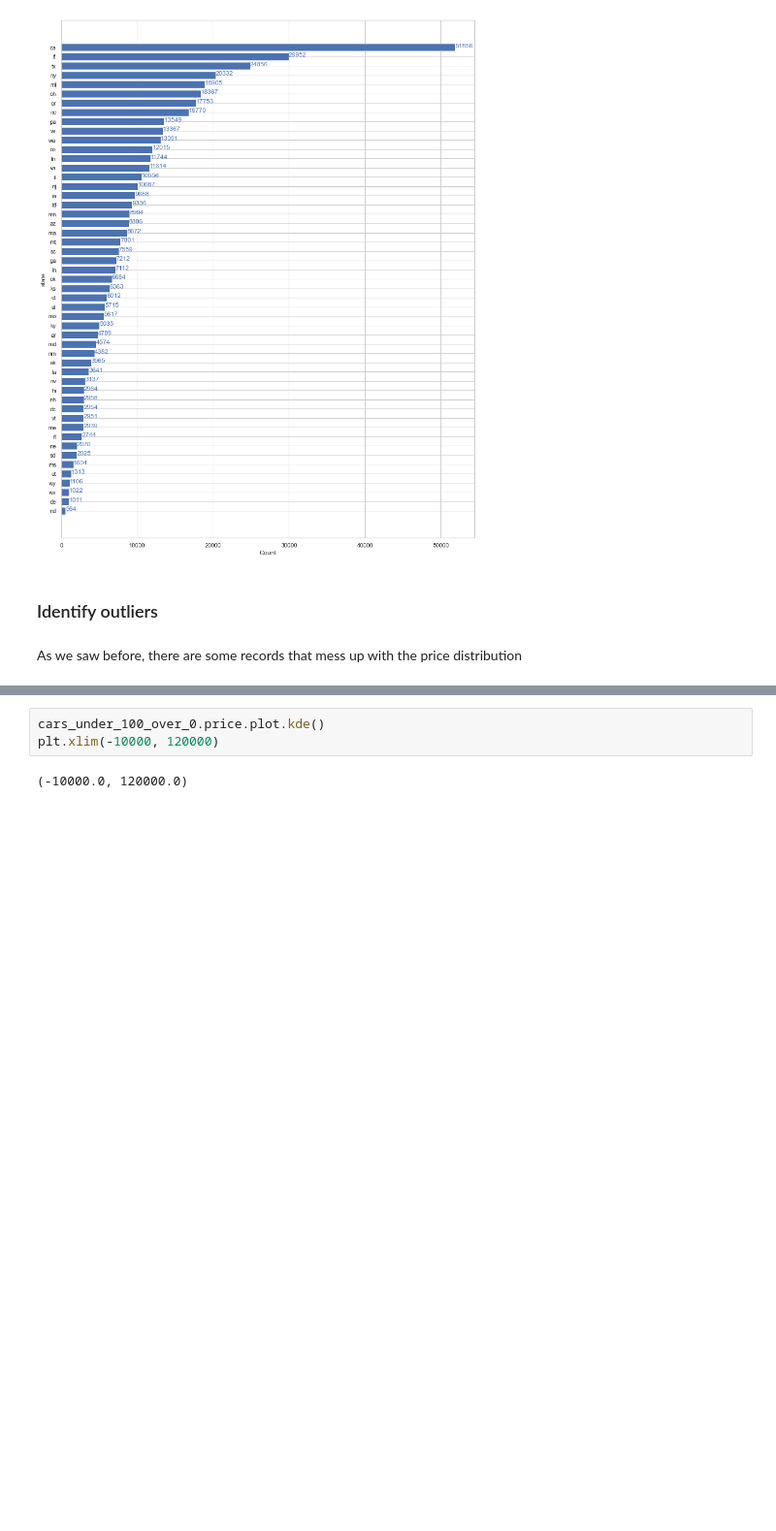
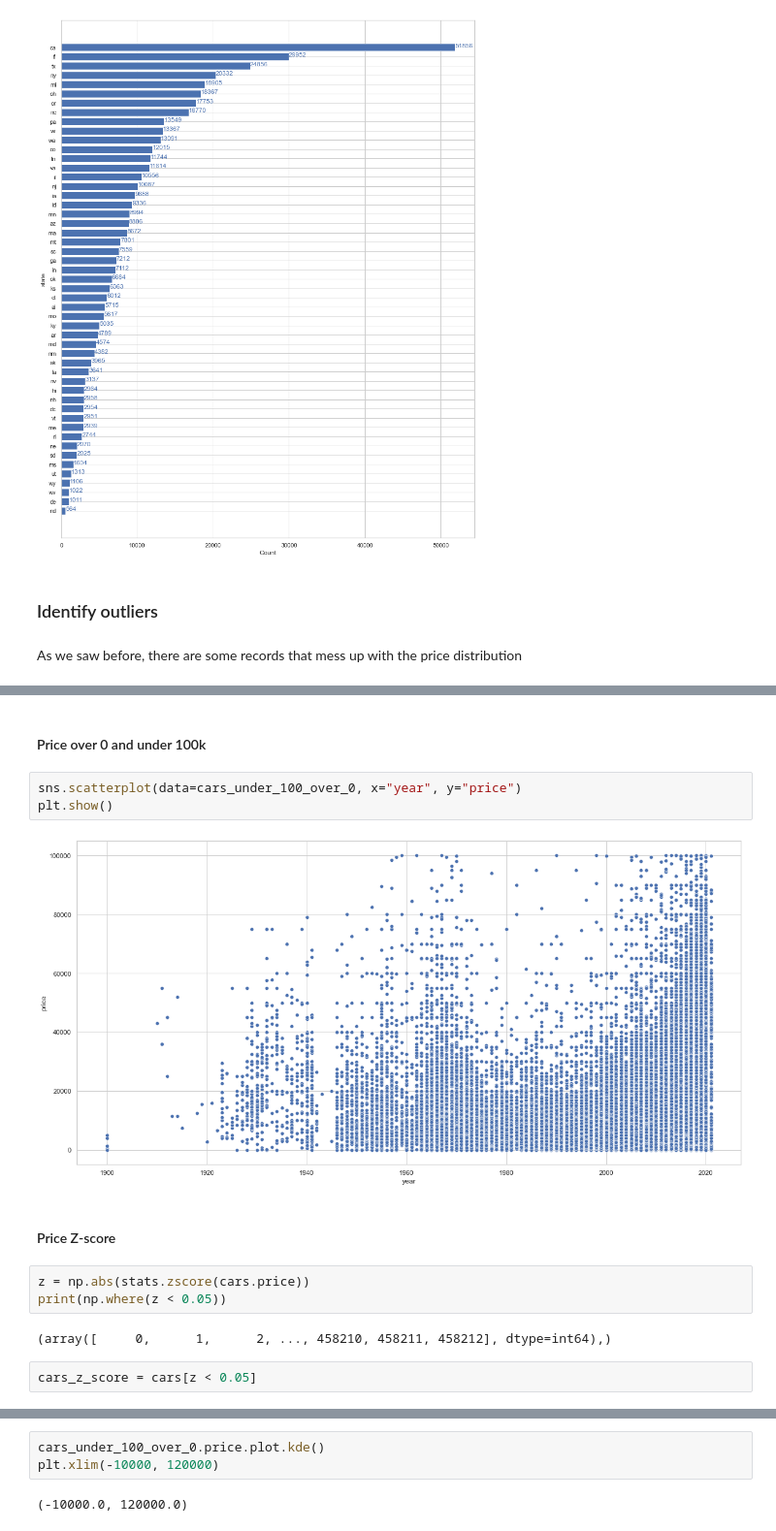
Before and after one commit to ulmii/machine-learning, a Jupyter notebook: carprices.ipynb, the cells around one changed output, grey strips where cells are left out. Shown at 97% size. Drawn from its saved outputs; the diff is of its cells as text; blank space fills up the shorter version.

```diff
--- a/carprices.ipynb
+++ b/carprices.ipynb
@@ -321,0 +349,16 @@ The majority of cars (99%) have price under &#0036;60k
+# %% [markdown]
+#### Price over 0 and under 100k
+# %%
+sns.scatterplot(data=cars_under_100_over_0, x="year", y="price")
+plt.show()
+# %% [output]
+[figure, added]
+# %% [markdown]
+#### Price Z-score
+# %%
+z = np.abs(stats.zscore(cars.price))
+print(np.where(z < 0.05))
+# %% [output]
+(array([     0,      1,      2, ..., 458210, 458211, 458212], dtype=int64),)
+# %%
+cars_z_score = cars[z < 0.05]
```
Also changed, not shown: parts of 40 cells of this notebook.
